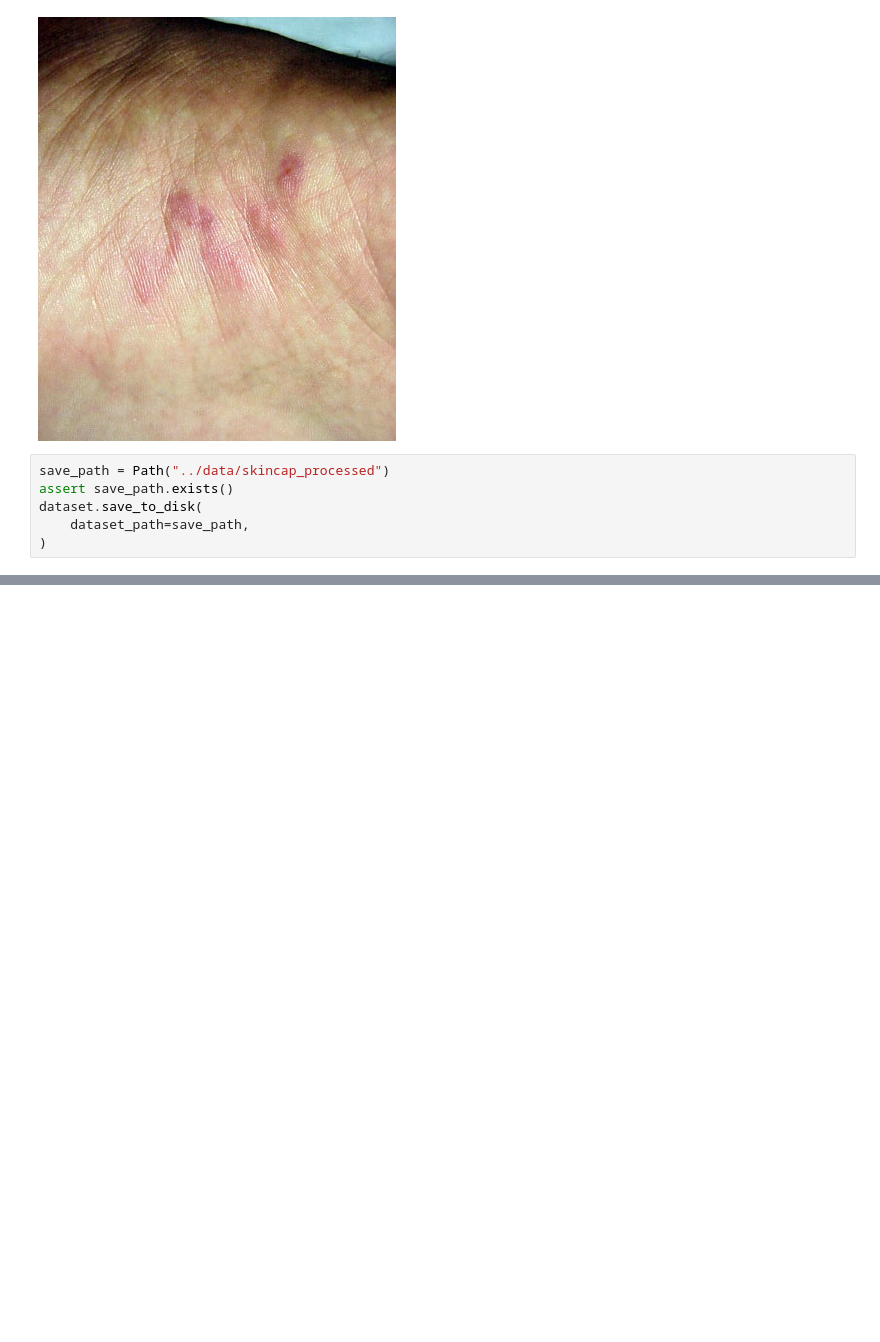
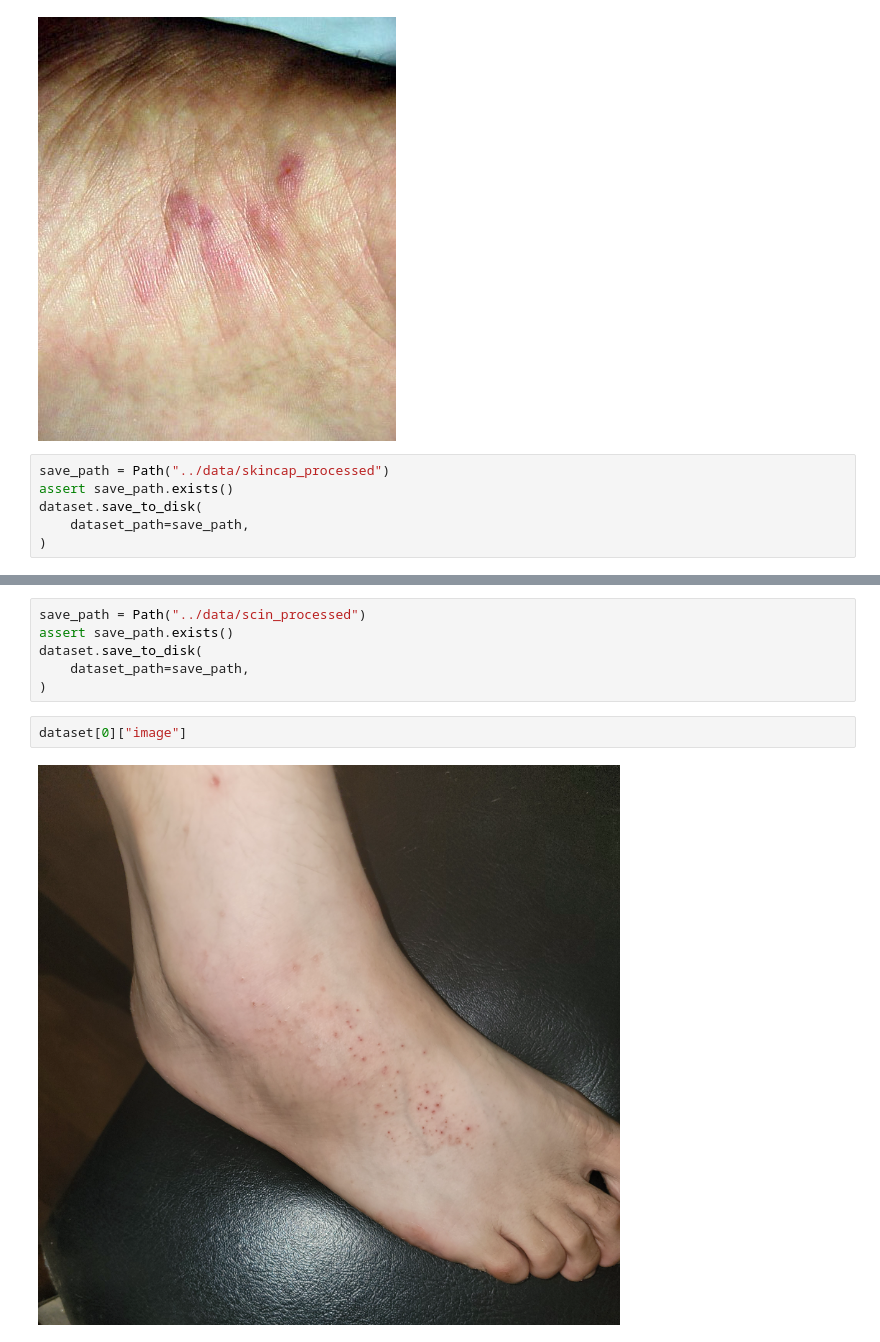
Before and after one commit to drmaniak/derma-cot, a Jupyter notebook: notebooks/eda.ipynb, the cells around one changed output, grey strips where cells are left out. Saved outputs shown, nothing was run; the diff lists cells and outputs as text; blank space fills up the shorter version.

```diff
--- a/notebooks/eda.ipynb
+++ b/notebooks/eda.ipynb
@@ -132,0 +329,10 @@ dataset[10]
+# %%
+save_path = Path("../data/scin_processed")
+assert save_path.exists()
+dataset.save_to_disk(
+    dataset_path=save_path,
+)
+# %%
+dataset[0]["image"]
+# %% [output]
+[figure, added]
```
Also changed, not shown: parts of 21 cells of this notebook, 1 other file.
